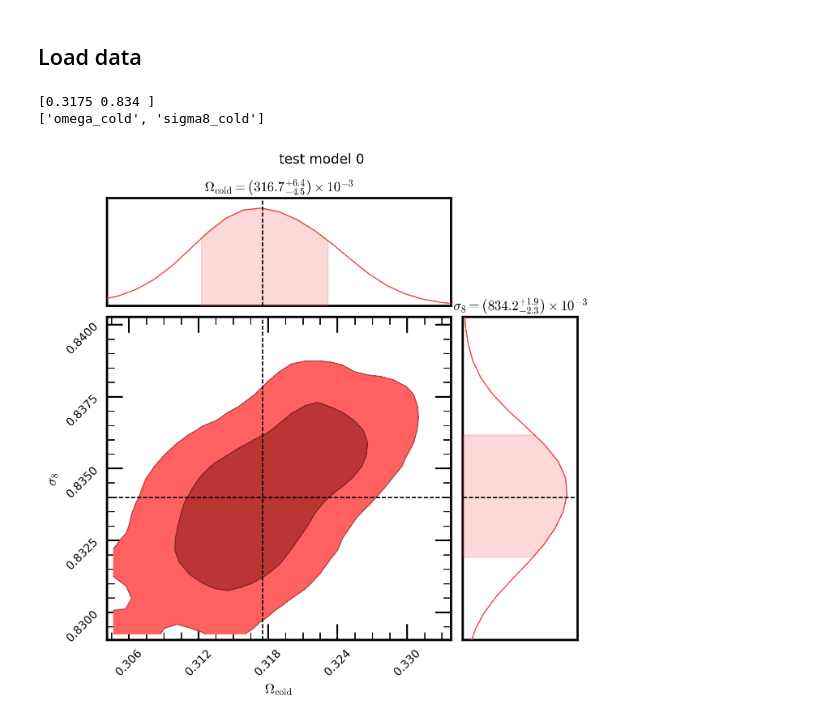
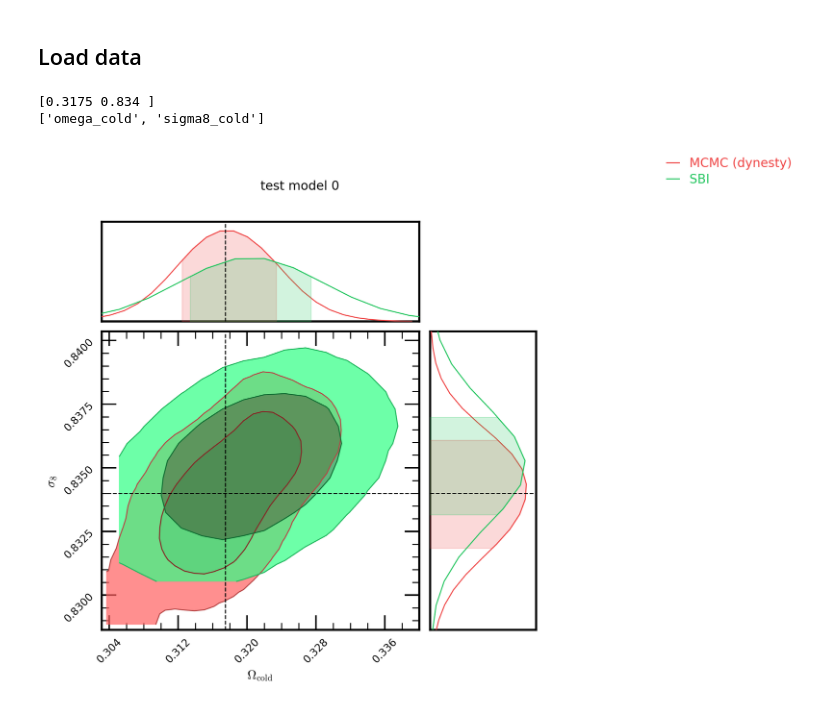
Before and after one commit to kstoreyf/muchisimocks, a Jupyter notebook: notebooks/2025-01-23_inference_emuPk.ipynb, the cells around one changed output. Drawn from its saved outputs; the diff is of its cells as text; code cells hidden in the pictures.

```diff
--- a/notebooks/2025-01-23_inference_emuPk.ipynb
+++ b/notebooks/2025-01-23_inference_emuPk.ipynb
@@ -82,30 +82,34 @@ else:
 # %%
 inf_methods = [
                'dynesty',
+               'sbi'
               ]
 tags_inf = [
             tag_inf,
+            '_emuPk_p2_n10000_b1000_p0_n1_boxsize1000_nrlzs1_ntrain9000'
             ]
 tags_test = [
              None,
+             '_emuPk_p2_n10000_b1000_p0_n1_boxsize1000_nrlzs1'
             ]
 
 labels_extra = [
+                '',
                 '',
                 ]
 colors = [utils.color_dict_methods[meth] for meth in inf_methods]
 #colors = ['#63E0CF', 'cyan', 'blue', '#2E3CA2']
 #colors[1] = 'purple'
 
 for idx_obs in [0]:
     theta_obs_true = theta_test[idx_obs]
     #theta_obs_true = theta_test
     print(theta_obs_true)
     print(param_names_vary)
     plotter.plot_contours_inf(param_names_vary, idx_obs, theta_obs_true,
                             inf_methods, tags_inf, tags_test=tags_test,
                             colors=colors, labels_extra=labels_extra)
 # %% [output]
 [0.3175 0.834 ]
 ['omega_cold', 'sigma8_cold']
-[figure, old version]
+[figure, new version]
```
Also changed, not shown: 4 other files.
